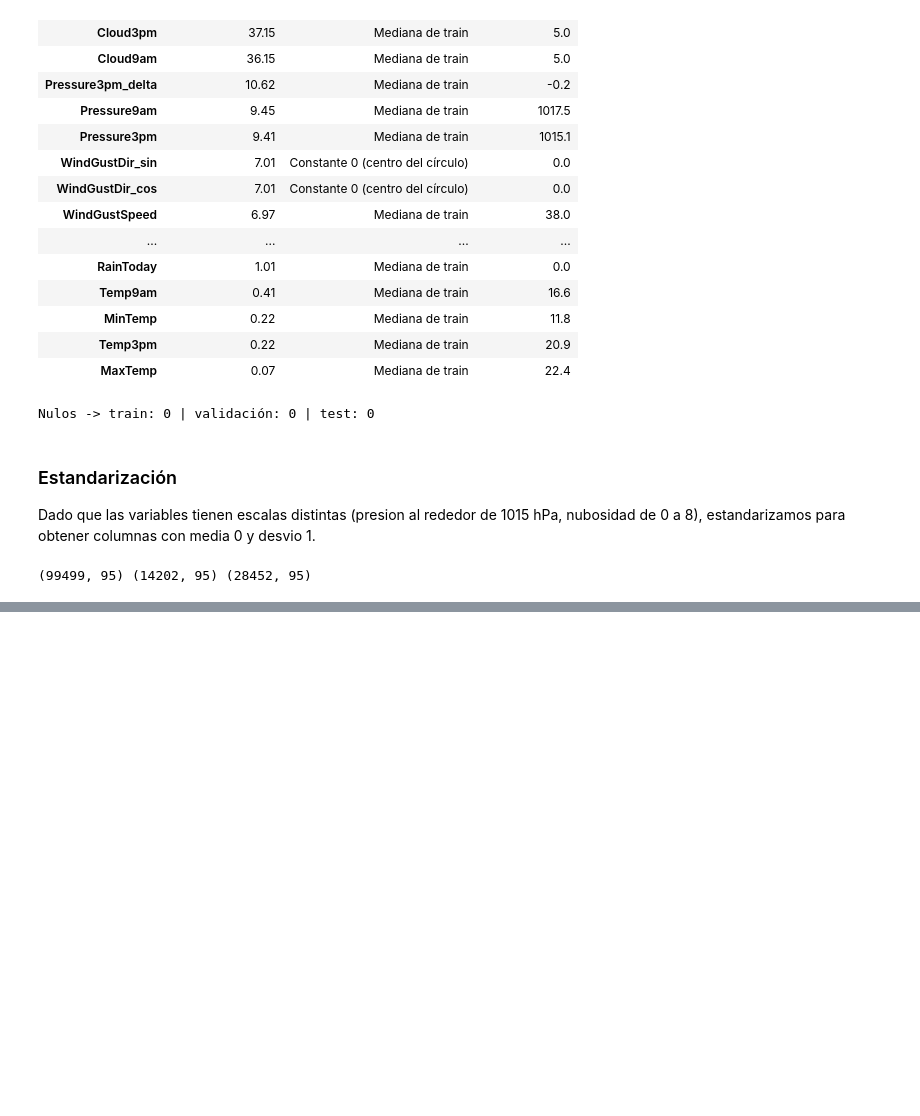
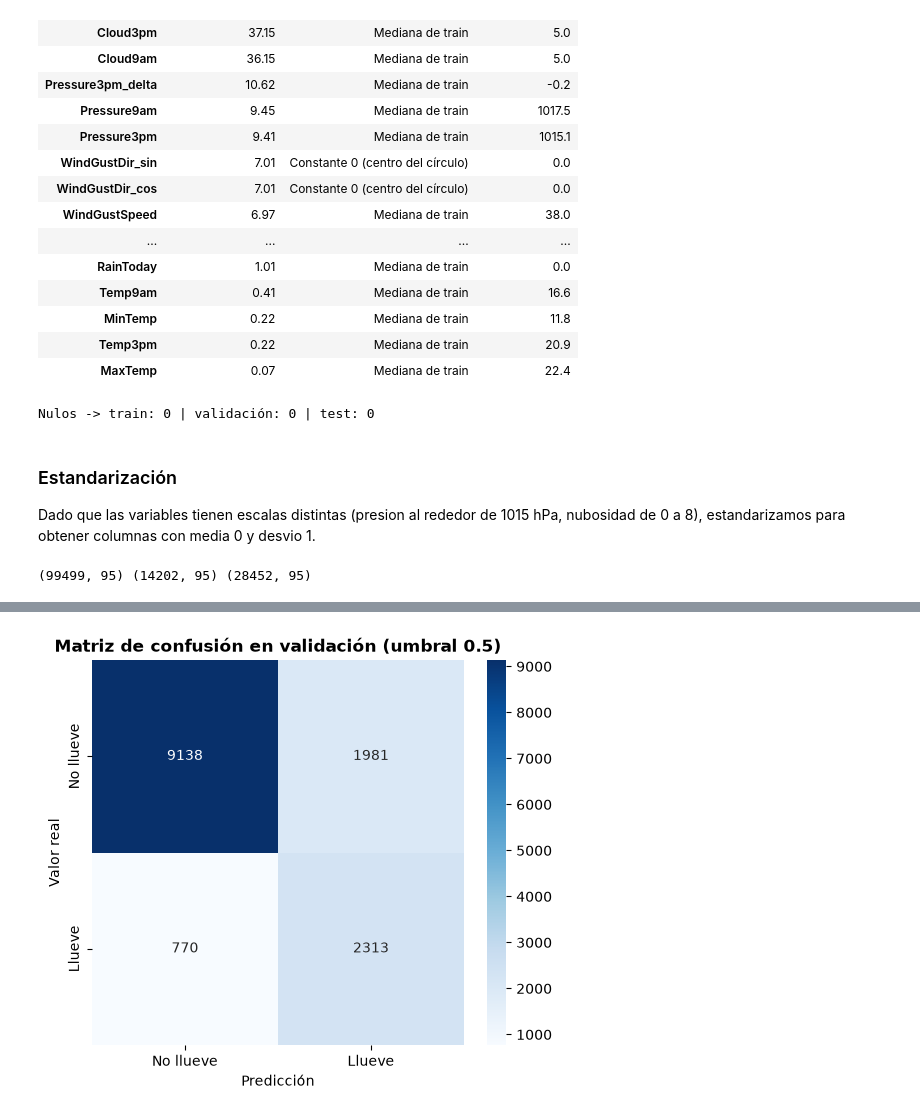
Before and after one commit to federicomarias/AA1-TUIA-Arias-Bousono, a Jupyter notebook: TP-clasificacion-AA1.ipynb, the cells around one changed output, grey strips where cells are left out. Drawn from its saved outputs; the diff is of its cells as text; code cells hidden in the pictures; blank space fills up the shorter version.

```diff
--- a/TP-clasificacion-AA1.ipynb
+++ b/TP-clasificacion-AA1.ipynb
@@ -595,0 +605,9 @@ print(X_train_scaled.shape, X_val_scaled.shape, X_test_scaled.shape)
+# %%
+# class_weight='balanced' compensa el desbalance entre días con y sin lluvia
+modelo_rl = LogisticRegression(max_iter=2000, class_weight='balanced')
+modelo_rl.fit(X_train_scaled, y_train)
+
+# Probabilidad de lluvia y predicción con el umbral por defecto (0.5)
+prob_train = modelo_rl.predict_proba(X_train_scaled)[:, 1]
+prob_val = modelo_rl.predict_proba(X_val_scaled)[:, 1]
+y_pred_val = modelo_rl.predict(X_val_scaled)
@@ -595,0 +646,12 @@ print(X_train_scaled.shape, X_val_scaled.shape, X_test_scaled.shape)
+# %%
+matriz = confusion_matrix(y_val, y_pred_val)
+
+fig, ax = plt.subplots(figsize=(6, 5))
+sns.heatmap(matriz, annot=True, fmt='d', cmap='Blues',
+            xticklabels=['No llueve', 'Llueve'], yticklabels=['No llueve', 'Llueve'], ax=ax)
+ax.set_xlabel('Predicción')
+ax.set_ylabel('Valor real')
+ax.set_title('Matriz de confusión en validación (umbral 0.5)', fontweight='bold')
+plt.show()
+# %% [output]
+[figure, added]
```
Also changed, not shown: parts of 9 cells of this notebook.
